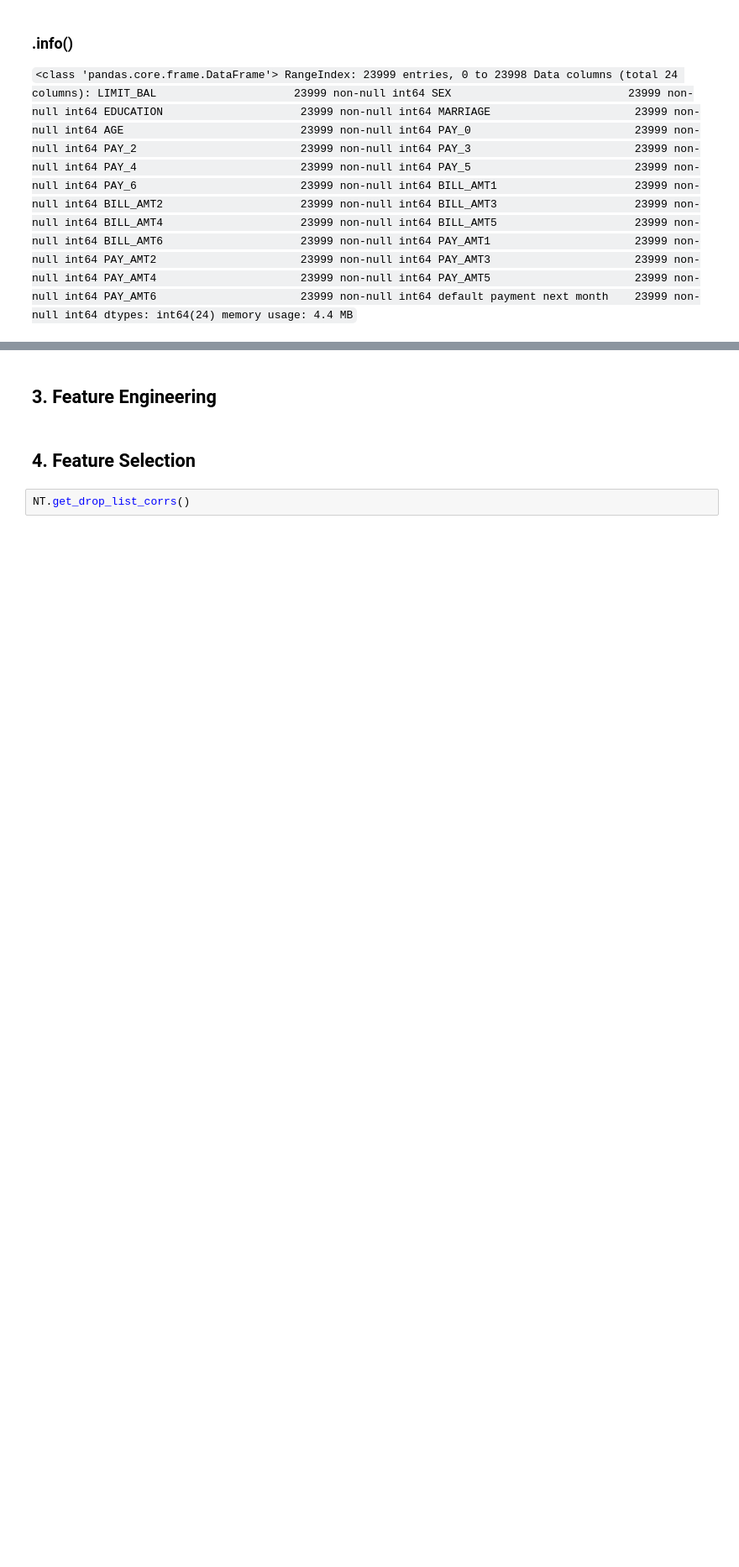
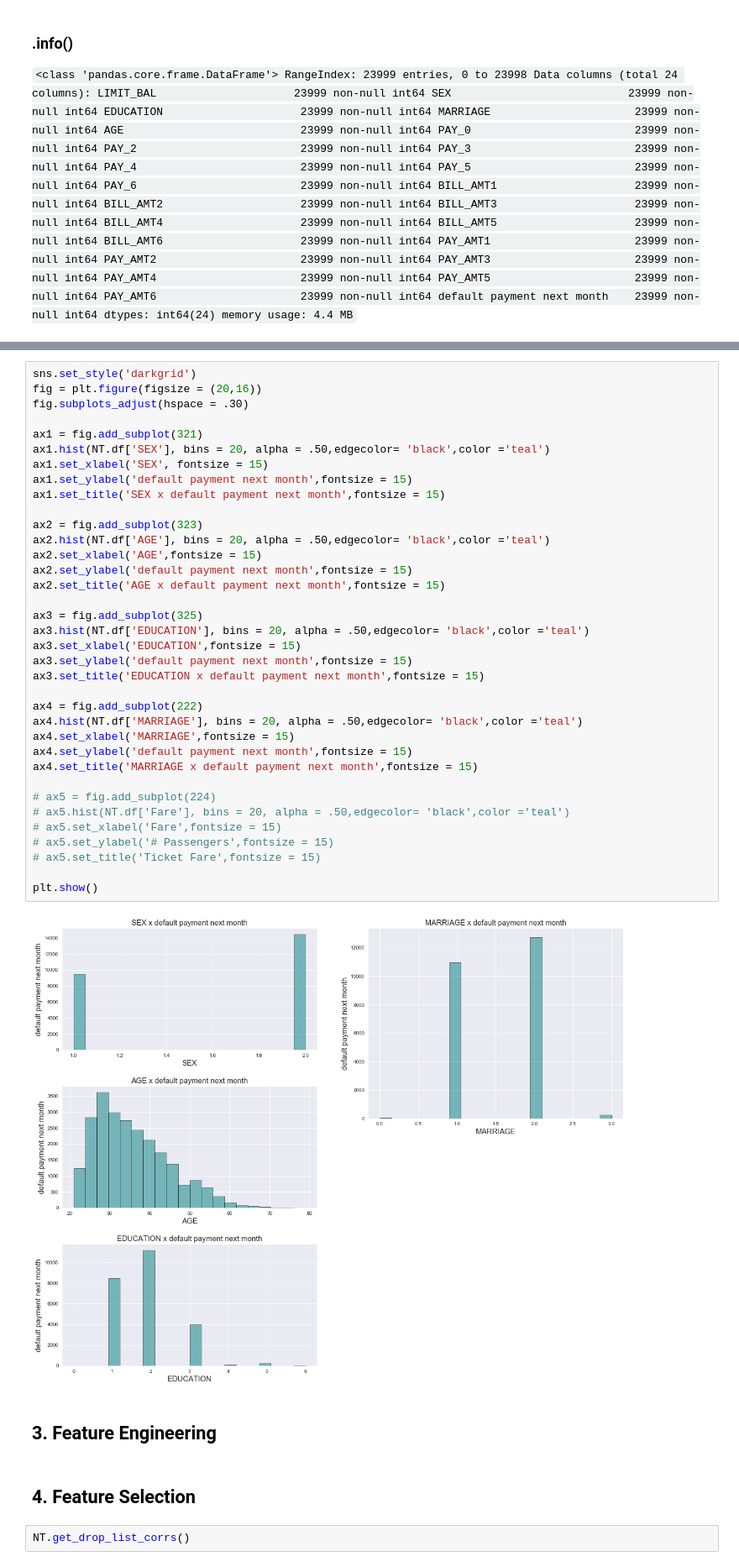
Before and after one commit to davidhaase/Mod4-Classification, a Jupyter notebook: Mod4-Classification_NS_DH.ipynb, the cells around one changed output, grey strips where cells are left out. Shown at 84% size. Drawn from its saved outputs; the diff is of its cells as text; blank space fills up the shorter version.

```diff
--- a/Mod4-Classification_NS_DH.ipynb
+++ b/Mod4-Classification_NS_DH.ipynb
@@ -161,3 +213,41 @@ NT.get_drop_list_corrs(0.50)
+# %%
+sns.set_style('darkgrid')
+fig = plt.figure(figsize = (20,16))
+fig.subplots_adjust(hspace = .30)
+
+ax1 = fig.add_subplot(321)
+ax1.hist(NT.df['SEX'], bins = 20, alpha = .50,edgecolor= 'black',color ='teal')
+ax1.set_xlabel('SEX', fontsize = 15)
+ax1.set_ylabel('default payment next month',fontsize = 15)
+ax1.set_title('SEX x default payment next month',fontsize = 15)
+
+ax2 = fig.add_subplot(323)
+ax2.hist(NT.df['AGE'], bins = 20, alpha = .50,edgecolor= 'black',color ='teal')
+ax2.set_xlabel('AGE',fontsize = 15)
+ax2.set_ylabel('default payment next month',fontsize = 15)
+ax2.set_title('AGE x default payment next month',fontsize = 15)
+
+ax3 = fig.add_subplot(325)
+ax3.hist(NT.df['EDUCATION'], bins = 20, alpha = .50,edgecolor= 'black',color ='teal')
+ax3.set_xlabel('EDUCATION',fontsize = 15)
+ax3.set_ylabel('default payment next month',fontsize = 15)
+ax3.set_title('EDUCATION x default payment next month',fontsize = 15)
+
+ax4 = fig.add_subplot(222)
+ax4.hist(NT.df['MARRIAGE'], bins = 20, alpha = .50,edgecolor= 'black',color ='teal')
+ax4.set_xlabel('MARRIAGE',fontsize = 15)
+ax4.set_ylabel('default payment next month',fontsize = 15)
+ax4.set_title('MARRIAGE x default payment next month',fontsize = 15)
+
+# ax5 = fig.add_subplot(224)
+# ax5.hist(NT.df['Fare'], bins = 20, alpha = .50,edgecolor= 'black',color ='teal')
+# ax5.set_xlabel('Fare',fontsize = 15)
+# ax5.set_ylabel('# Passengers',fontsize = 15)
+# ax5.set_title('Ticket Fare',fontsize = 15)
+
+plt.show()
+# %% [output]
+[figure, added]
 # %% [markdown]
 ## 3. Feature Engineering
 # %% [markdown]
```
Also changed, not shown: parts of 7 cells of this notebook, 1 other file.
